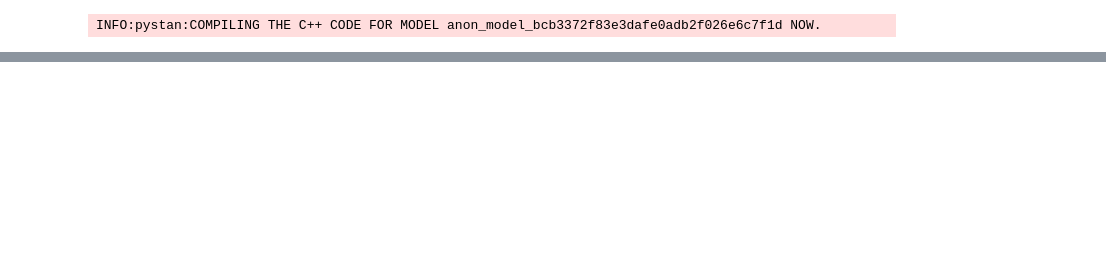
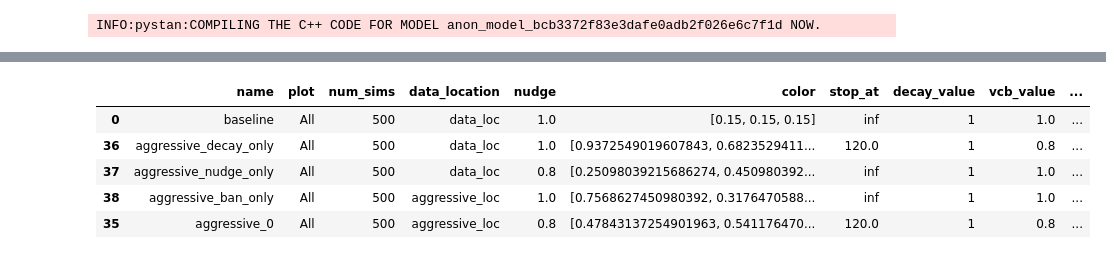
Before and after one commit to josephbb/CommunityNotesSim, a Jupyter notebook: Analysis.ipynb, the cells around one changed output, grey strips where cells are left out. Saved outputs shown, nothing was run; the diff lists cells and outputs as text; code cells hidden in the pictures; blank space fills up the shorter version.

```diff
--- a/Analysis.ipynb
+++ b/Analysis.ipynb
@@ -728,6 +764,15 @@ import src.adjustment as srcadj
 order = [0,36,37,38,35]
 
 plot_dfs,colors = srcadj.get_plot_df(order,max_events_incidents, sim_df, neg_binom_samples)
+# %%
+sim_df.iloc[[0,36,37,38,35]]
+# %% [output]
+|  | name | plot | num_sims | data_location | nudge | color | stop_at | decay_value | vcb_value | ... |
+| 0 | baseline | All | 500 | data_loc | 1.0 | [0.15, 0.15, 0.15] | inf | 1 | 1.0 | ... |
+| 36 | aggressive_decay_only | All | 500 | data_loc | 1.0 | [0.9372549019607843, 0.6823529411... | 120.0 | 1 | 0.8 | ... |
+| 37 | aggressive_nudge_only | All | 500 | data_loc | 0.8 | [0.25098039215686274, 0.450980392... | inf | 1 | 1.0 | ... |
+| 38 | aggressive_ban_only | All | 500 | aggressive_loc | 1.0 | [0.7568627450980392, 0.3176470588... | inf | 1 | 1.0 | ... |
+| 35 | aggressive_0 | All | 500 | aggressive_loc | 0.8 | [0.47843137254901963, 0.541176470... | 120.0 | 1 | 0.8 | ... |
 # %%
 import seaborn as sns
 from src.figures import plot4c
```
Also changed, not shown: parts of 22 cells of this notebook, 4 other files.
